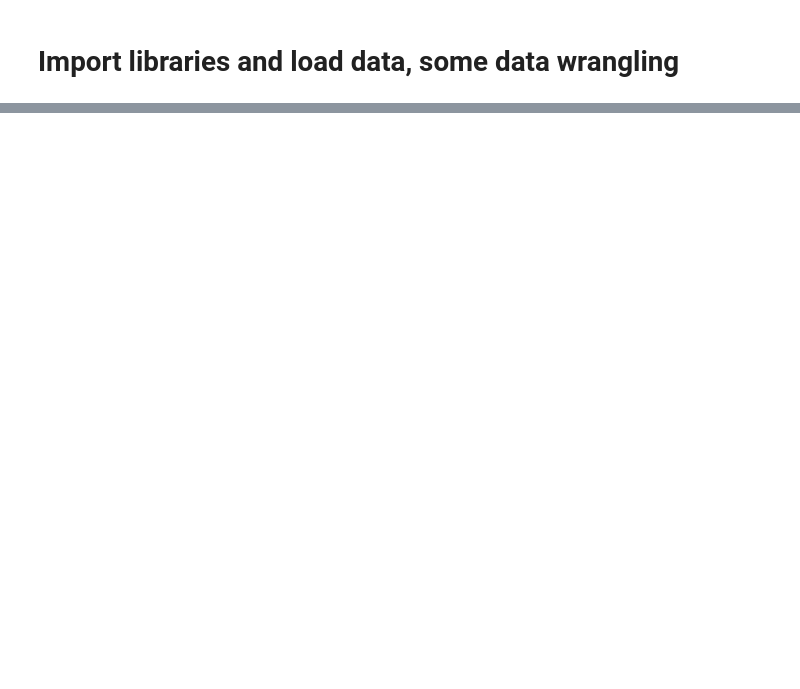
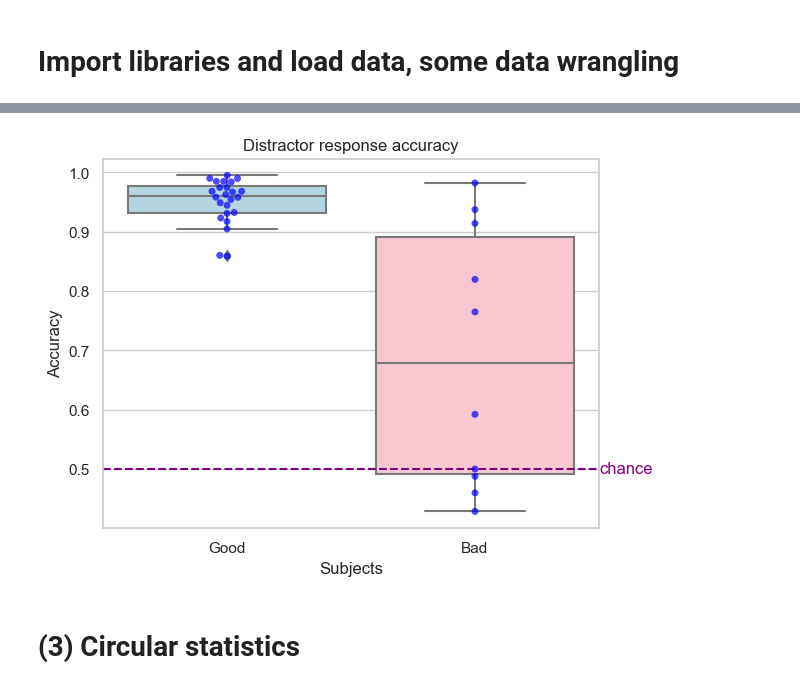
Before and after one commit to hkular/WM_NoiseV11, a Jupyter notebook: V11_Analysis.ipynb, the cells around one changed output, grey strips where cells are left out. Drawn from its saved outputs; the diff is of its cells as text; code cells hidden in the pictures; blank space fills up the shorter version.

```diff
--- a/V11_Analysis.ipynb
+++ b/V11_Analysis.ipynb
@@ -150,0 +159,43 @@ ValueError: Length of values (138240) does not match length of index (5760)
+# %%
+# compare the distractor response accuracies across good and bad subjects
+dist_accb = (
+    V11b[V11b['distractorname'] != 'none']
+    .dropna(subset=['distRT', 'dist', 'change'])
+    .groupby('subject')
+    .apply(lambda group: pd.Series({
+        'count': (group['dist'] == group['change']).sum(),
+        'total': group['change'].count()
+    }))
+)
+
+
+dist_acc = V11[V11['distractorname'] != 'none'].dropna(subset=['distRT']).groupby('subject').apply(lambda group: pd.Series({
+        'count': (group['dist'] == group['change']).sum(),
+        'total': group['change'].count()
+    }))
+
+dist_acc['group'] = 'Good'
+dist_accb['group'] = 'Bad'
+
+# Concatenate the DataFrames
+plot_data = pd.concat([dist_acc, dist_accb])
+plot_data['count/total'] = plot_data['count'] / plot_data['total']
+
+# Plot distractor accuracy against chance
+sns.boxplot(x='group', y='count/total', data=plot_data, palette=['lightblue', 'pink'])
+sns.swarmplot(x='group', y='count/total', data=plot_data, color='blue', marker='o', alpha=0.7)
+
+# Add the horizontal dashed line and label
+plt.axhline(0.5, linestyle='--', color='purple')
+plt.text(1.5, 0.5, 'chance', va='center', ha='left', color='purple')
+
+# Set labels and title
+plt.xlabel("Subjects")
+plt.ylabel("Accuracy")
+plt.title("Distractor response accuracy")
+
+plt.show()
+# %% [output]
+[figure, added]
+# %% [markdown]
+# (3) Circular statistics
```
Also changed, not shown: parts of 12 cells of this notebook, 1 other file.
